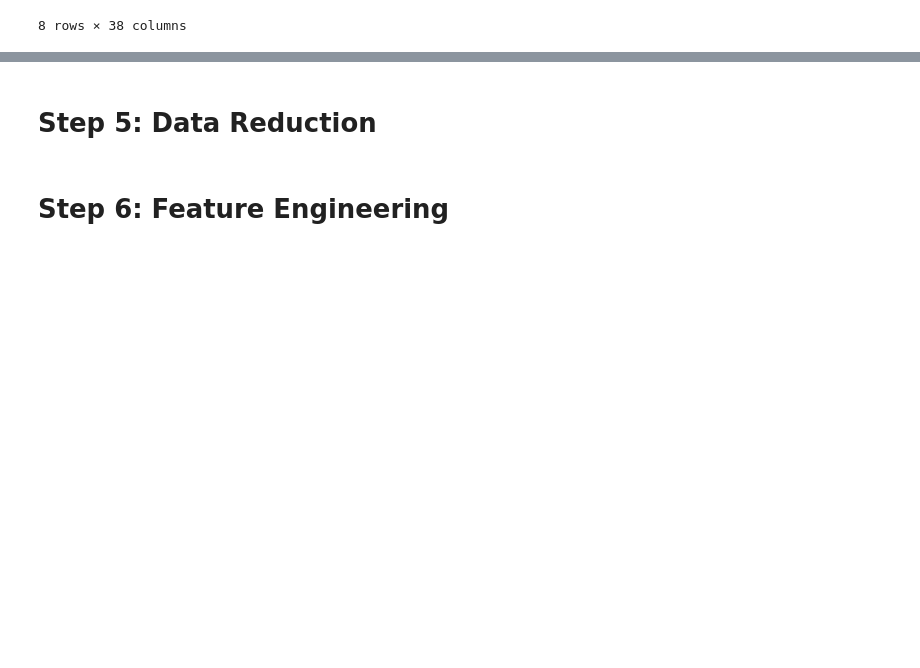
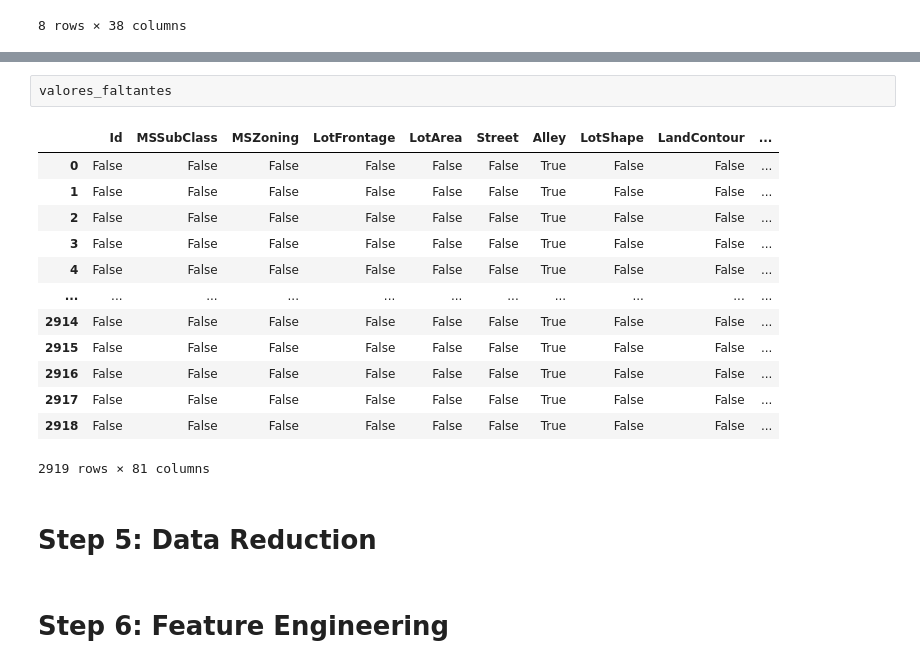
Before and after one commit to BlueAutomata/EDA_House_sales, a Jupyter notebook: Taller_EDA_house_sales.ipynb, the cells around one changed output, grey strips where cells are left out. Saved outputs shown, nothing was run; the diff lists cells and outputs as text; blank space fills up the shorter version.

```diff
--- a/Taller_EDA_house_sales.ipynb
+++ b/Taller_EDA_house_sales.ipynb
@@ -139,3 +192,19 @@ df.describe()
+# %%
+valores_faltantes
+# %% [output]
+|  | Id | MSSubClass | MSZoning | LotFrontage | LotArea | Street | Alley | LotShape | LandContour | ... |
+| 0 | False | False | False | False | False | False | True | False | False | ... |
+| 1 | False | False | False | False | False | False | True | False | False | ... |
+| 2 | False | False | False | False | False | False | True | False | False | ... |
+| 3 | False | False | False | False | False | False | True | False | False | ... |
+| 4 | False | False | False | False | False | False | True | False | False | ... |
+| ... | ... | ... | ... | ... | ... | ... | ... | ... | ... | ... |
+| 2914 | False | False | False | False | False | False | True | False | False | ... |
+| 2915 | False | False | False | False | False | False | True | False | False | ... |
+| 2916 | False | False | False | False | False | False | True | False | False | ... |
+| 2917 | False | False | False | False | False | False | True | False | False | ... |
+| 2918 | False | False | False | False | False | False | True | False | False | ... |
+2919 rows × 81 columns
 # %% [markdown]
 # Step 5: Data Reduction
 # %% [markdown]
```
Also changed, not shown: parts of 10 cells of this notebook.
